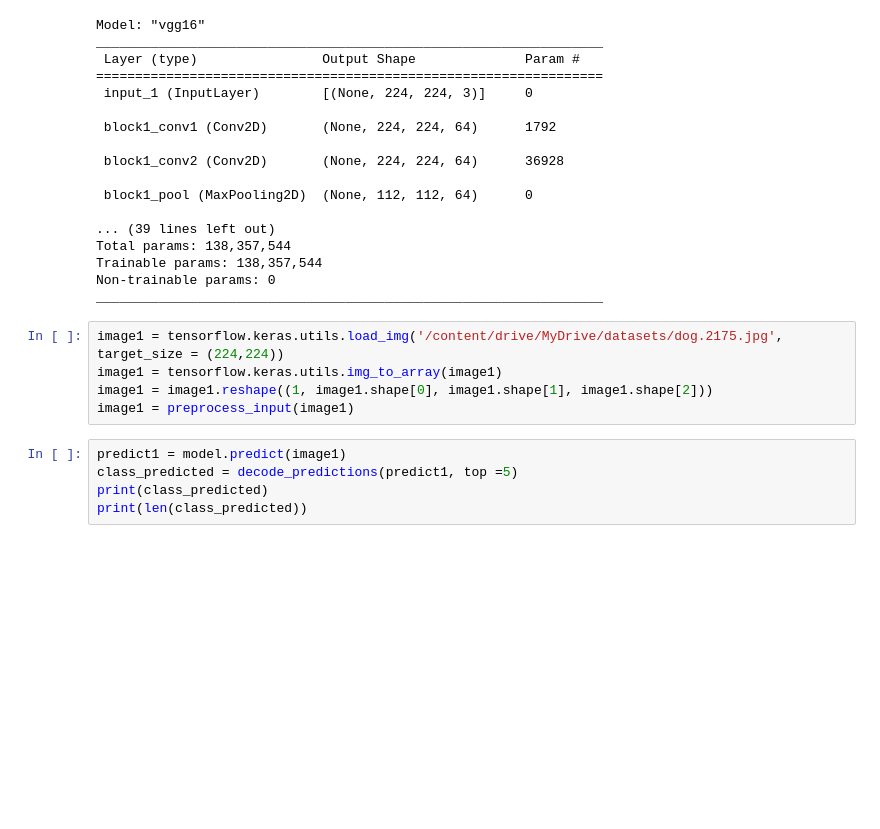
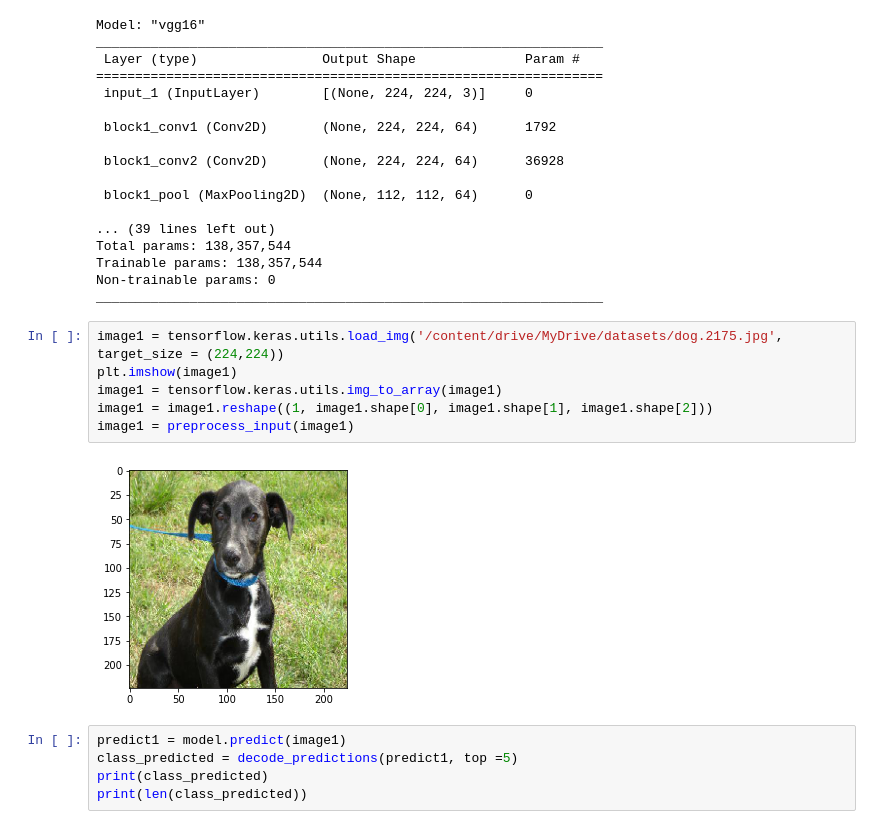
Before and after one commit to Jayadeep19/CVT, a Jupyter notebook: Machine Learning/Transfer Learning/Transfer Learning1.ipynb, the cells around one changed output. Saved outputs shown, nothing was run; the diff lists cells and outputs as text; blank space fills up the shorter version.

```diff
--- a/Machine Learning/Transfer Learning/Transfer Learning1.ipynb
+++ b/Machine Learning/Transfer Learning/Transfer Learning1.ipynb
@@ -39,9 +39,12 @@ Non-trainable params: 0
 _________________________________________________________________
 # %%
 image1 = tensorflow.keras.utils.load_img('/content/drive/MyDrive/datasets/dog.2175.jpg', target_size = (224,224))
+plt.imshow(image1)
 image1 = tensorflow.keras.utils.img_to_array(image1)
 image1 = image1.reshape((1, image1.shape[0], image1.shape[1], image1.shape[2]))
 image1 = preprocess_input(image1)
+# %% [output]
+[figure, added]
 # %%
 predict1 = model.predict(image1)
 class_predicted = decode_predictions(predict1, top =5)
```
